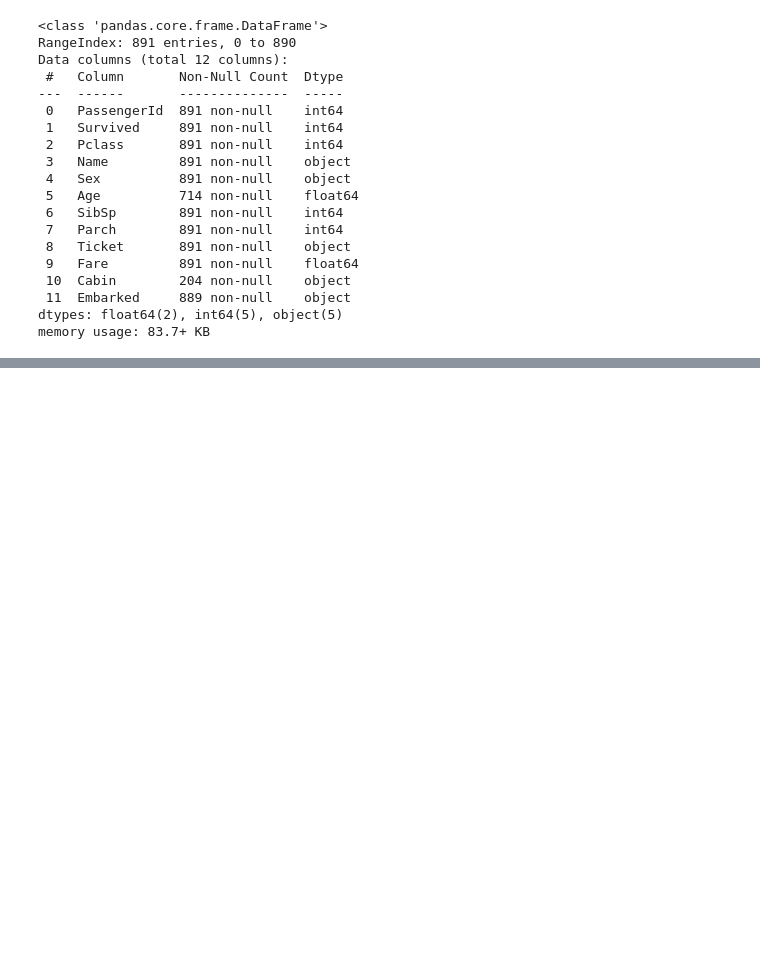
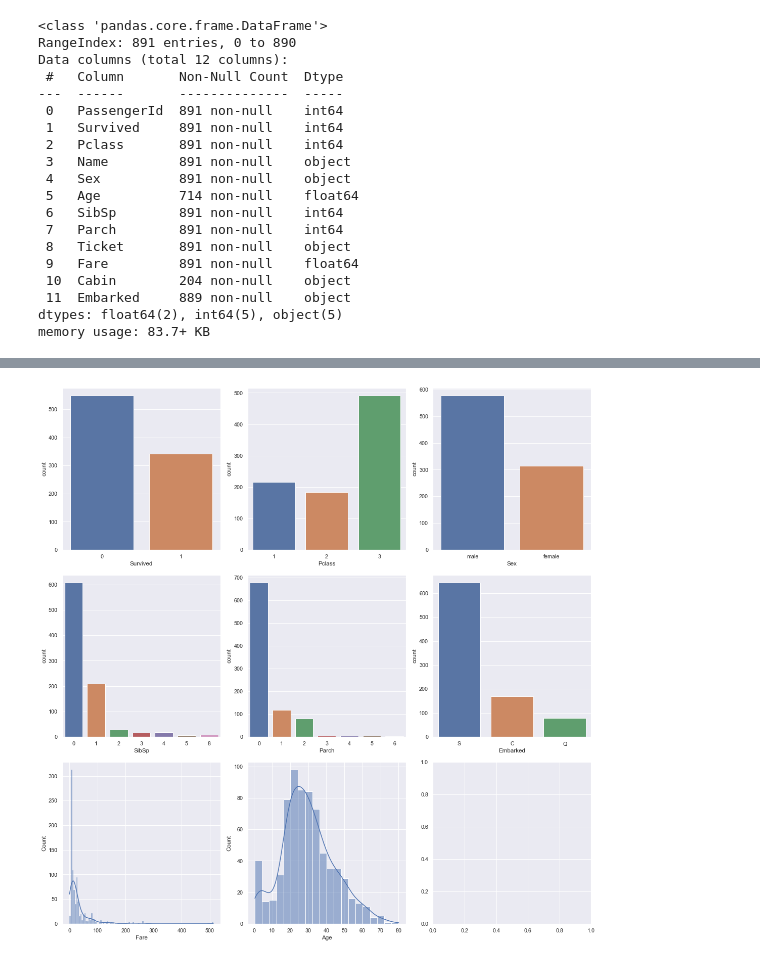
Before and after one commit to niekvanderzwaag/Titanic, a Jupyter notebook: Titanic EDA.ipynb, the cells around one changed output, grey strips where cells are left out. Drawn from its saved outputs; the diff is of its cells as text; code cells hidden in the pictures; blank space fills up the shorter version.

```diff
--- a/Titanic EDA.ipynb
+++ b/Titanic EDA.ipynb
@@ -66,0 +116,16 @@ titanic.head()
+# %%
+fig, ax = plt.subplots(3,3,figsize = (16,16))
+
+sns.countplot(x = 'Survived', data=titanic, ax=ax[0][0])
+sns.countplot(x = 'Pclass', data=titanic, ax=ax[0][1])
+sns.countplot(x = 'Sex', data=titanic, ax=ax[0][2])
+sns.countplot(x = 'SibSp', data=titanic, ax=ax[1][0])
+sns.countplot(x = 'Parch', data=titanic, ax=ax[1][1])
+sns.countplot(x = 'Embarked', data=titanic, ax=ax[1][2])
+
+sns.histplot(data=titanic['Fare'], kde=True, ax=ax[2][0])
+sns.histplot(data=titanic['Age'], kde=True, ax=ax[2][1])
+
+plt.tight_layout()
+# %% [output]
+[figure, added]
```
Also changed, not shown: parts of 12 cells of this notebook.
